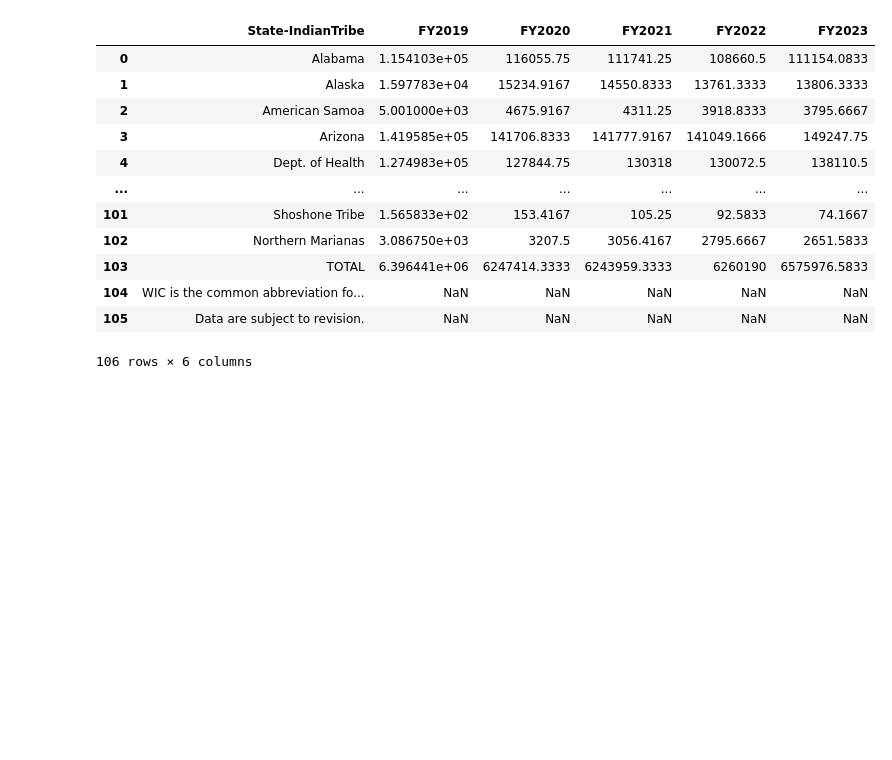
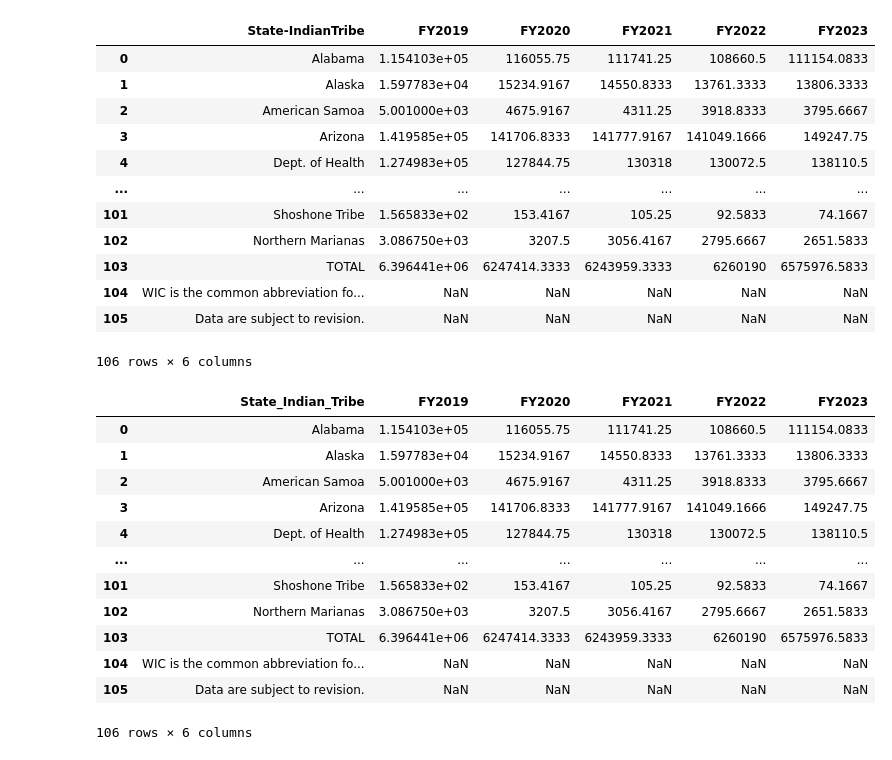
Before and after one commit to chadhollman/hrsa-grants-api, a Jupyter notebook: EHB Grants.ipynb, the cells around one changed output. Saved outputs shown, nothing was run; the diff lists cells and outputs as text; code cells hidden in the pictures; blank space fills up the shorter version.

```diff
--- a/EHB Grants.ipynb
+++ b/EHB Grants.ipynb
@@ -214,6 +233,23 @@ wic_state_xls_df
 | 104 | WIC is the common abbreviation fo... | NaN | NaN | NaN | NaN | NaN |
 | 105 | Data are subject to revision. | NaN | NaN | NaN | NaN | NaN |
 106 rows × 6 columns
+# %%
+wic_state_xls_df.rename(columns={'State-IndianTribe': 'State_Indian_Tribe'}, inplace=True)
+wic_state_xls_df
+# %% [output]
+|  | State_Indian_Tribe | FY2019 | FY2020 | FY2021 | FY2022 | FY2023 |
+| 0 | Alabama | 1.154103e+05 | 116055.75 | 111741.25 | 108660.5 | 111154.0833 |
+| 1 | Alaska | 1.597783e+04 | 15234.9167 | 14550.8333 | 13761.3333 | 13806.3333 |
+| 2 | American Samoa | 5.001000e+03 | 4675.9167 | 4311.25 | 3918.8333 | 3795.6667 |
+| 3 | Arizona | 1.419585e+05 | 141706.8333 | 141777.9167 | 141049.1666 | 149247.75 |
+| 4 | Dept. of Health | 1.274983e+05 | 127844.75 | 130318 | 130072.5 | 138110.5 |
+| ... | ... | ... | ... | ... | ... | ... |
+| 101 | Shoshone Tribe | 1.565833e+02 | 153.4167 | 105.25 | 92.5833 | 74.1667 |
+| 102 | Northern Marianas | 3.086750e+03 | 3207.5 | 3056.4167 | 2795.6667 | 2651.5833 |
+| 103 | TOTAL | 6.396441e+06 | 6247414.3333 | 6243959.3333 | 6260190 | 6575976.5833 |
+| 104 | WIC is the common abbreviation fo... | NaN | NaN | NaN | NaN | NaN |
+| 105 | Data are subject to revision. | NaN | NaN | NaN | NaN | NaN |
+106 rows × 6 columns
 # %%
 # wic_state_rename_df = wic_state_xls_df.rename(columns={'FY 2023\n': 'FY 2023'})
 wic_state_xls_clean = wic_state_xls_df.dropna().copy()
```
Also changed, not shown: parts of 2 cells of this notebook, 3 other files.
